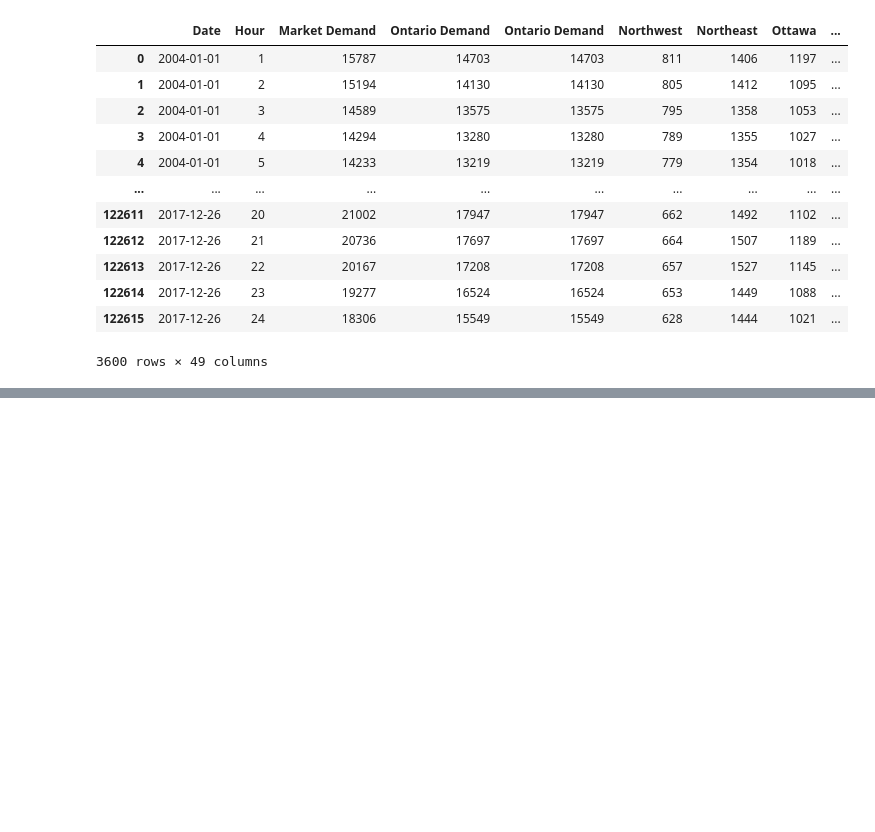
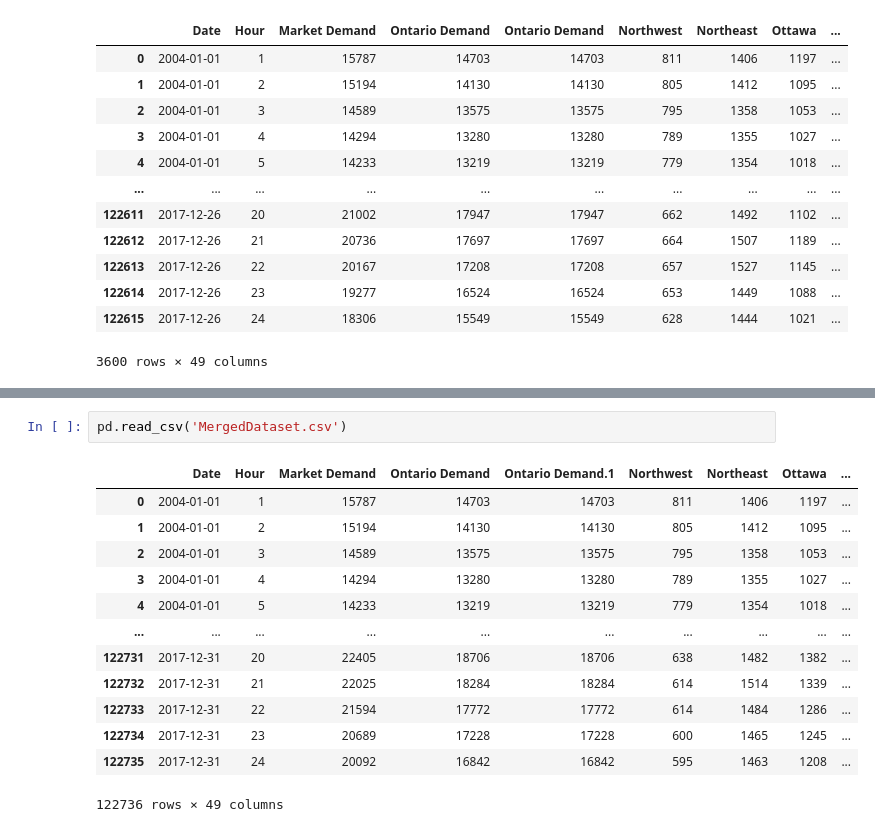
Before and after one commit to cesare-spinoso/project_432, a Jupyter notebook: Electricity.ipynb, the cells around one changed output, grey strips where cells are left out. Cells and saved outputs as stored; diff of their text form; blank space fills up the shorter version.

```diff
--- a/Electricity.ipynb
+++ b/Electricity.ipynb
@@ -574,0 +596,16 @@ mergedDataset.to_csv('MergedDataset.csv')
+# %%
+pd.read_csv('MergedDataset.csv')
+# %% [output]
+|  | Date | Hour | Market Demand | Ontario Demand | Ontario Demand.1 | Northwest | Northeast | Ottawa | ... |
+| 0 | 2004-01-01 | 1 | 15787 | 14703 | 14703 | 811 | 1406 | 1197 | ... |
+| 1 | 2004-01-01 | 2 | 15194 | 14130 | 14130 | 805 | 1412 | 1095 | ... |
+| 2 | 2004-01-01 | 3 | 14589 | 13575 | 13575 | 795 | 1358 | 1053 | ... |
+| 3 | 2004-01-01 | 4 | 14294 | 13280 | 13280 | 789 | 1355 | 1027 | ... |
+| 4 | 2004-01-01 | 5 | 14233 | 13219 | 13219 | 779 | 1354 | 1018 | ... |
+| ... | ... | ... | ... | ... | ... | ... | ... | ... | ... |
+| 122731 | 2017-12-31 | 20 | 22405 | 18706 | 18706 | 638 | 1482 | 1382 | ... |
+| 122732 | 2017-12-31 | 21 | 22025 | 18284 | 18284 | 614 | 1514 | 1339 | ... |
+| 122733 | 2017-12-31 | 22 | 21594 | 17772 | 17772 | 614 | 1484 | 1286 | ... |
+| 122734 | 2017-12-31 | 23 | 20689 | 17228 | 17228 | 600 | 1465 | 1245 | ... |
+| 122735 | 2017-12-31 | 24 | 20092 | 16842 | 16842 | 595 | 1463 | 1208 | ... |
+122736 rows × 49 columns
```
Also changed, not shown: parts of 3 cells of this notebook, 1 other file.
